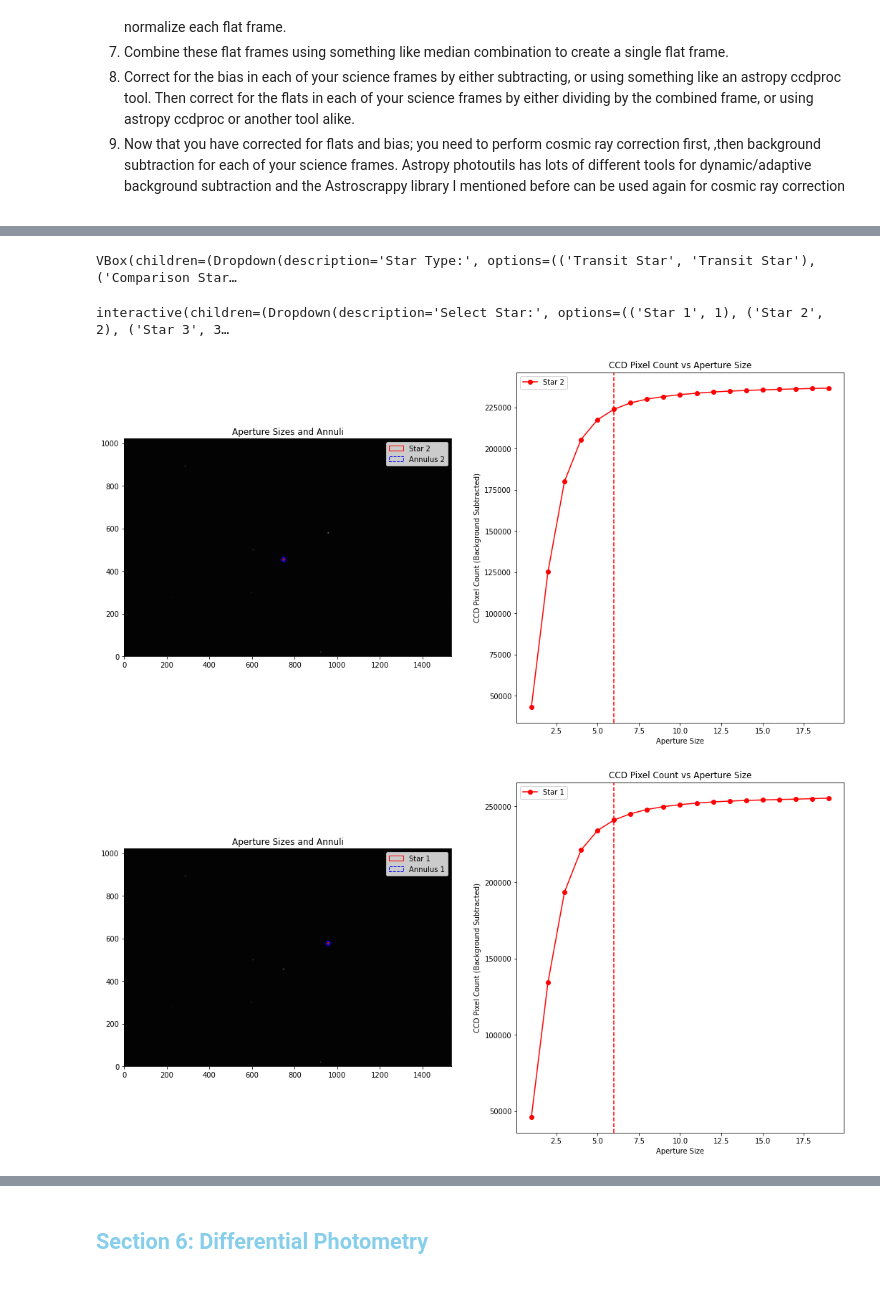
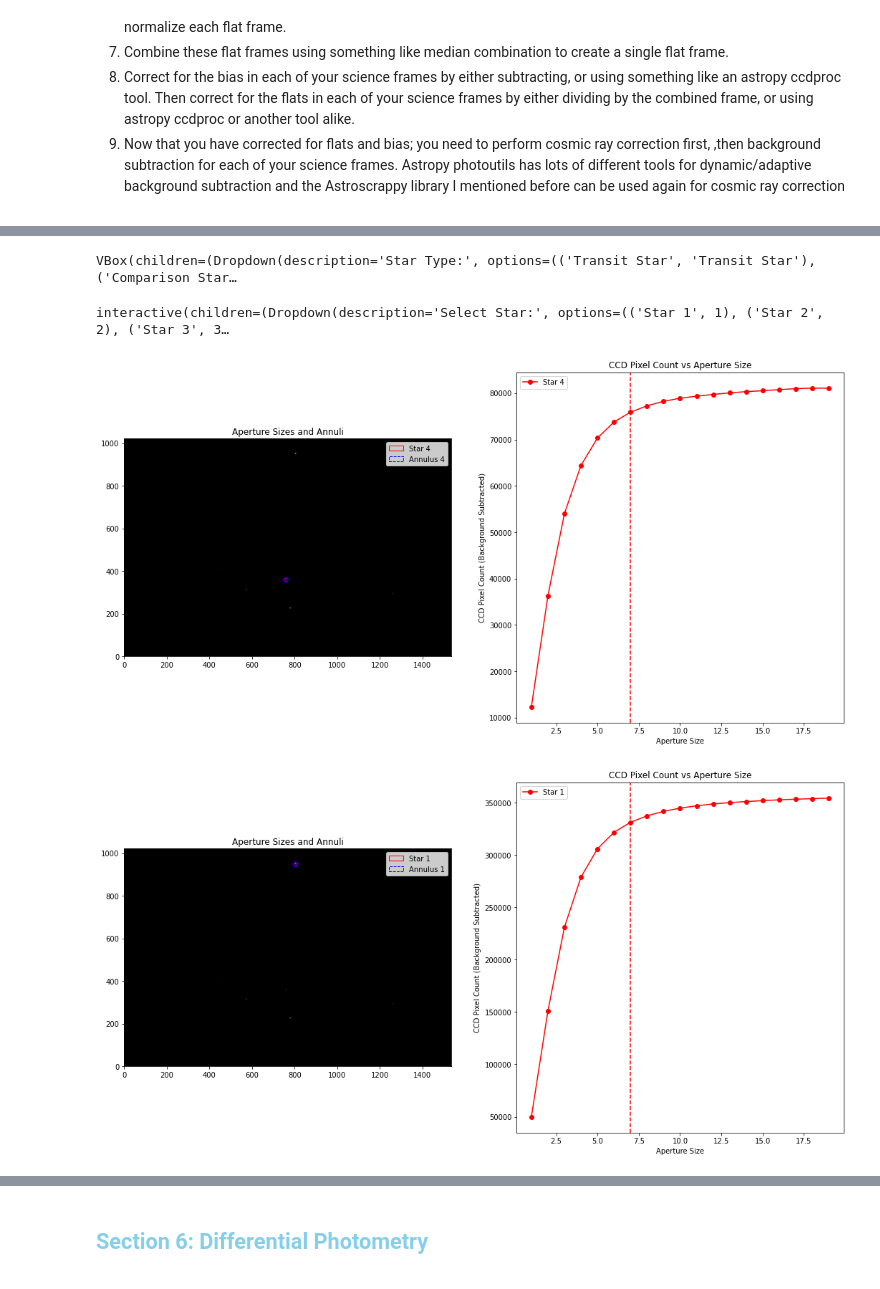
Before and after one commit to aidenweatherbee/ExoplanetTransitProcessing, a Jupyter notebook: TransitProcessing2.ipynb, the cells around one changed output, grey strips where cells are left out. Saved outputs shown, nothing was run; the diff lists cells and outputs as text; code cells hidden in the pictures.

```diff
--- a/TransitProcessing2.ipynb
+++ b/TransitProcessing2.ipynb
@@ -411,33 +425,33 @@ class ApertureTest:
             plot_pixel_count_and_image(selected_star, aperture_size)
 
         def on_button_click(b):
             add_star_to_list(star_selector.value, slider.value, star_type_selector.value)
 
         add_button.on_click(on_button_click)
 
         display(VBox([star_type_selector, add_button, self.out]))
 
         interactive_plot = interactive(plot_pixel_count_and_image, selected_star=star_selector, aperture_size=slider)
         display(interactive_plot)
 
     def get_selected_stars(self):
         return self.selected_stars
 
 # Perform the test on a single image file
 aperture_test = ApertureTest()
 aperture_sizes = np.arange(1, 20, 1)
 annulus_radii = (2, 6)
-aperture_test.perform_test("D:\\TransitResearch\\2024-05-31\\calibrated_images4\\HAT-P-27_LIGHT_R_19s_BIN2_-10C_021_20240601_001737_918_PA116.04.fit", aperture_sizes, annulus_radii)
+aperture_test.perform_test("D:\\TransitResearch\\2024-07-07+08\\calibrated_images\\TOI2119b_R_2x2_correct-0011.fit", aperture_sizes, annulus_radii)
 #aperture_test.perform_test("D:\\TransitResearch\\EXOTIC_sampledata-1.0.0\\EXOTIC_sampledata-1.0.0\\HatP32Dec202017\\HATP-32171220013343.fits", aperture_sizes)
 
 # To access the selected stars list:
 selected_stars = aperture_test.get_selected_stars()
 
 # Example of accessing the pixel coordinates, aperture size, annulus size, and star type
 for star in selected_stars:
     print(f"Star: {star['star']}, Position: {star['position']}, Aperture Size: {star['aperture_size']}, Annulus Size: {star['annulus_size']}, Type: {star['type']}")
 # %% [output]
 VBox(children=(Dropdown(description='Star Type:', options=(('Transit Star', 'Transit Star'), ('Comparison Star…
 interactive(children=(Dropdown(description='Select Star:', options=(('Star 1', 1), ('Star 2', 2), ('Star 3', 3…
-[figure, old version]
+[figure, new version]
-[figure, old version]
+[figure, new version]
```
Also changed, not shown: parts of 3 cells of this notebook, 1 other file.
